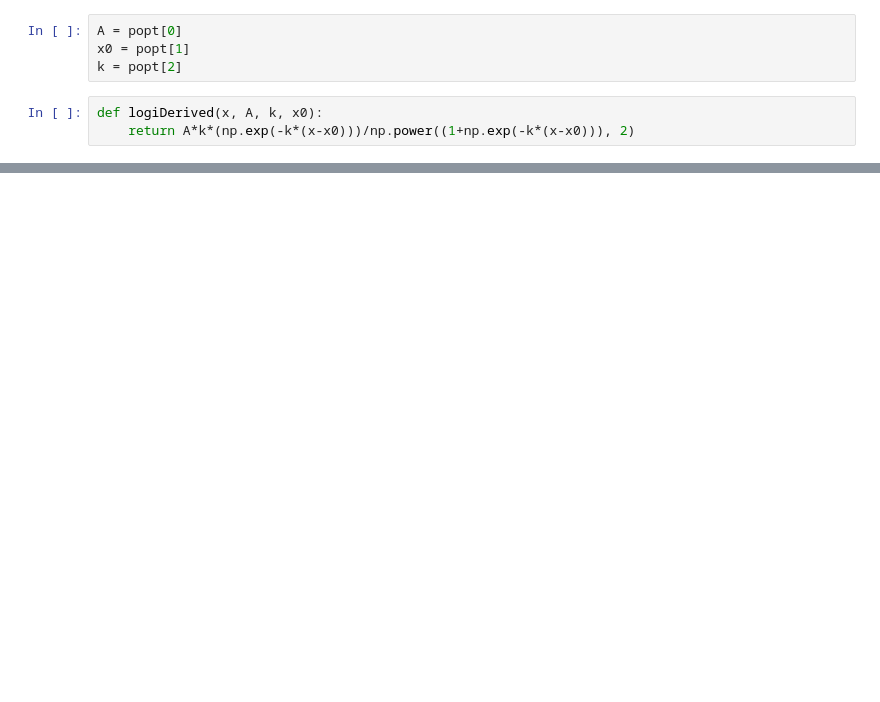
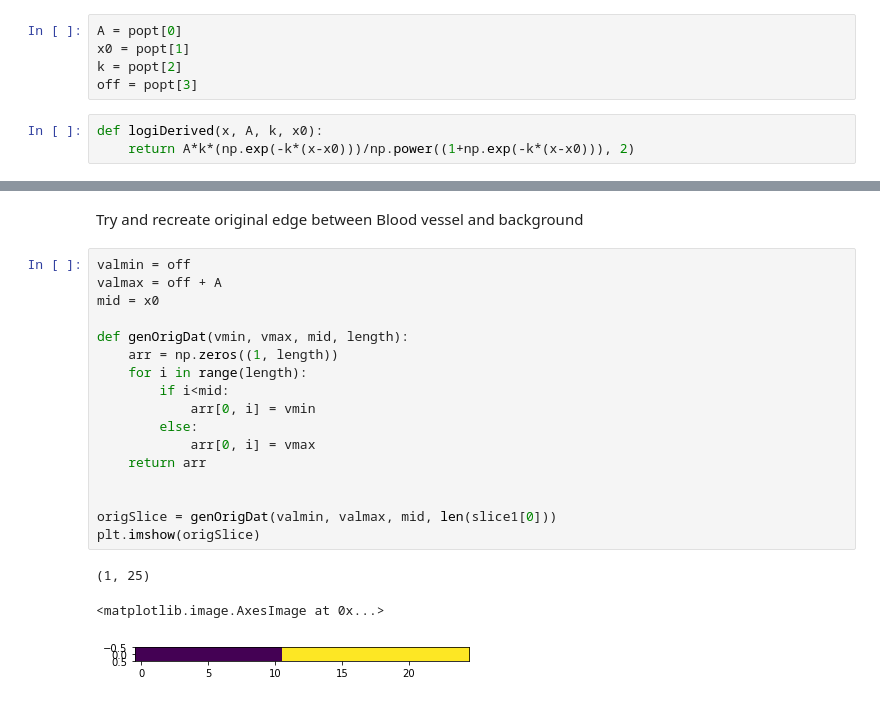
Before and after one commit to Nugni/Bachelor_rep_angiograms, a Jupyter notebook: src/testSpreadFunc.ipynb, the cells around one changed output, grey strips where cells are left out. Cells and saved outputs as stored; diff of their text form; blank space fills up the shorter version.

Commit message:
Estimated gaussian blur parameter from 1 slice, and added this to genInputFromLabel

```diff
--- a/src/testSpreadFunc.ipynb
+++ b/src/testSpreadFunc.ipynb
@@ -103,6 +104,7 @@ print(popt)
 A = popt[0]
 x0 = popt[1]
 k = popt[2]
+off = popt[3]
 # %%
 def logiDerived(x, A, k, x0):
     return A*k*(np.exp(-k*(x-x0)))/np.power((1+np.exp(-k*(x-x0))), 2)
@@ -124,0 +130,23 @@ plt.show()
+# %% [markdown]
+Try and recreate original edge between Blood vessel and background
+# %%
+valmin = off
+valmax = off + A
+mid = x0
+
+def genOrigDat(vmin, vmax, mid, length):
+    arr = np.zeros((1, length))
+    for i in range(length):
+        if i<mid:
+            arr[0, i] = vmin
+        else:
+            arr[0, i] = vmax
+    return arr
+
+
+origSlice = genOrigDat(valmin, valmax, mid, len(slice1[0]))
+plt.imshow(origSlice)
+# %% [output]
+(1, 25)
+<matplotlib.image.AxesImage at 0x...>
+[figure, added]
```
Also changed, not shown: parts of 4 cells of this notebook, 1 other file.
